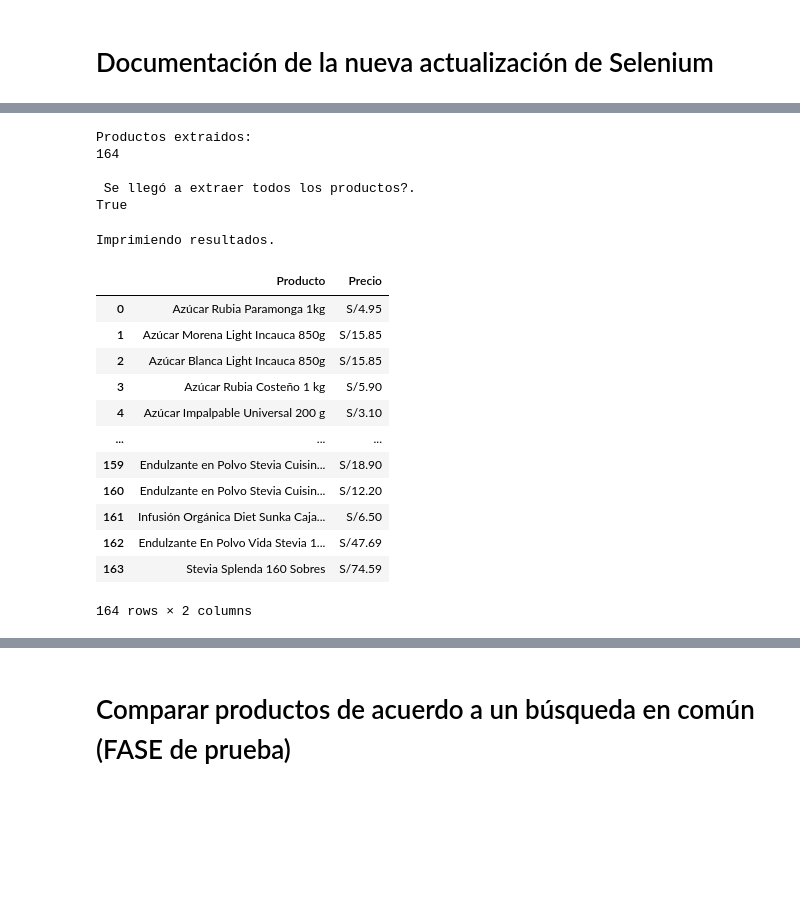
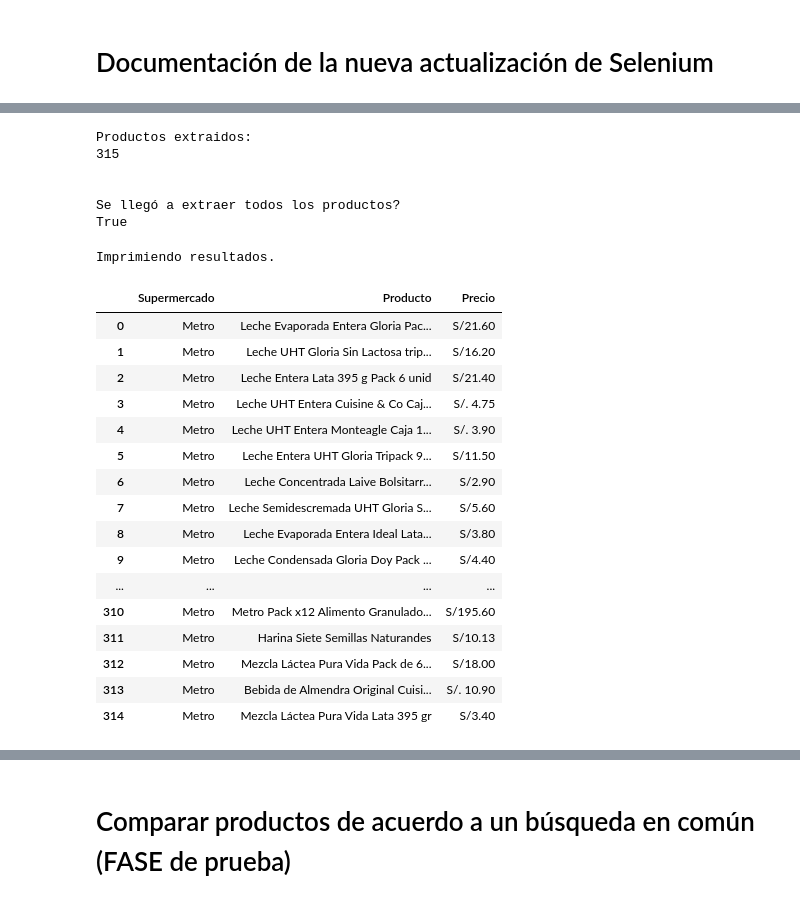
Before and after one commit to Jorgelgnacio/TRABAJO_FINAL_LP2, a Jupyter notebook: TRABAJO_FINAL_LP2.ipynb, the cells around one changed output, grey strips where cells are left out. Drawn from its saved outputs; the diff is of its cells as text; code cells hidden in the pictures; blank space fills up the shorter version.

Commit message:
agregando archivos finales

```diff
--- a/TRABAJO_FINAL_LP2.ipynb
+++ b/TRABAJO_FINAL_LP2.ipynb
@@ -57,12 +70,13 @@ CSS_SELECTOR = "css selector"
 # %%
-path = ('C:/Users/jorge/Documents/TRABAJO FINAL/msedgedriver.exe')  # Dirección del ejecutable chromedriver.exe
 urls='https://www.metro.pe'          # URL de la pagina de Metro
-options = webdriver.EdgeOptions()
+options = webdriver.EdgeOptions()    #opciones del buscador
 options.add_argument('--incognito')  # Opcion de abrir ventana de Edge en modo incognito
-s = Service(path)
-driver = webdriver.Edge(service=s, options = options)
-driver.maximize_window()
+options.add_argument("--start-maximized") # ventana maximizada
+s = Service(EdgeChromiumDriverManager().install())
+driver = webdriver.Edge(service=s, options = options) #,service=s
+driver.implicitly_wait(4)
+#driver.maximize_window()
 driver.get(urls)
 
-time.sleep(3) # lapso de 3 segundo para que la pagina cargue los contenidos
+time.sleep(2)
 # %%
@@ -97,25 +104,26 @@ int(page[:3])
 # %%
 # Automatización de scrolls (se correra las veces que sea necesario)
-scrolls = 15 + 1           # Seran 15 scrolls automaticos
-while True:               # Mientras esto sea verdad se realizará lo siguiente:
+scrolls = 5 + 1            # Seran 5 scrolls automaticos
+while True:                # Mientras esto sea verdad se realizará lo siguiente:
     scrolls -= 1           # Cuenta regresiva, se resta 1 cada ciclo
-    driver.execute_script("window.scrollTo(0, document.body.scrollHeight)") # Cada segundo se desplazará hasta la parte inferior de la página
+    driver.execute_script("window.scrollTo(0, document.body.scrollHeight)") # Se desplazará hasta la parte inferior de la página
     time.sleep(1)      # Cada scroll automático tendra un timelap de 1 segundo
     if scrolls < 0:     # Cuando llegue a cero segundos:
-        time.sleep(3)   # Le damos 3 segundos a que la pagina carge los contenidos hasta el ultimo scroll automatico
-        driver.execute_script("window.scrollBy(0,-310)") # Un scroll up (rueda hacia arriba) para mostrar la ultima fila de productos
+        time.sleep(2)   # Le damos 2 segundos a que la pagina carge los contenidos hasta el ultimo scroll automatico
+        driver.execute_script("window.scrollBy(0,-750)") # Un scroll up (rueda hacia arriba) para mostrar la ultima fila de productos
         elements = driver.find_elements(By.XPATH,'//li[@layout="19ccd66b-b568-43cb-a106-b52f9796f5cd"]') # Encontrar los productos de la pagina de acuerdo al XPATH
         break           # Se cierra el ciclo
 
 
 print(colored('Productos extraidos:','red'))
 print(len(elements))        # Longitud de los elementos (productos) encontrados hasta coindicir con el total de productos
-
-print(colored('\n Se llegó a extraer todos los productos?.','yellow'))
-print(len(elements) == int(page[:3])) # Comparación
+print('\n')
+print(colored('Se llegó a extraer todos los productos?','yellow'))
+print(len(elements) >= int(page[:-10])) # Comparación
 # %% [output]
 Productos extraidos:
-164
+315
 
- Se llegó a extraer todos los productos?.
+
+Se llegó a extraer todos los productos?
 True
@@ -130,35 +131,41 @@ while n < len(elements):  # Ciclo de acuerdo  a la cantidad de elementos extraid
 # Almacenar productos y precios
 productos =  []  # lista vacia
 precios = []     # lista vacia
+supermercado = []
 for element in tqdm(elements):  # tqdm:Contar iteraciones, indicar el tiempo que tarda por iteración y el tiempo total transcurrido.
-        name = element.find_element(By.XPATH,'.//a[@class="product-item__name"]').text  # Buscar producto en base al XPATH y mostrar el texto
-        price = element.find_element(By.XPATH,'.//span[@class="product-prices__value product-prices__value--best-price"]').text # Buscar precio en base al XPATH y mostrar el texto
-        productos.append(name)    # Agregar a la lista productos
-        precios.append(price)  # Agregar a la lista precios
+        producto = element.find_element(By.XPATH,'.//a[@class="product-item__name"]').text  # Buscar producto en base al XPATH y mostrar el texto
+        precio = element.find_element(By.XPATH,'.//span[@class="product-prices__value product-prices__value--best-price"]').text # Buscar precio en base al XPATH y mostrar el texto
+        productos.append(producto)    # Agregar a la lista productos
+        precios.append(precio)  # Agregar a la lista precios
+        supermercado.append('Metro')
 # %%
 #Exportacion de productos y precios a un archivo excel
-dic= {'Producto': productos , "Precio": precios}  # Crear diccionario con los values productos y precios (listas)
-df = pd.DataFrame(dic , columns= ["Producto", "Precio"] ) # Convertir a dataframe con columnas de etiquetas Producto y Precio
-df.to_excel('metro.xlsx', index=False,encoding='cp1252')  # Exportar a excel, sin indices, y el encoding cp1252
+dic= {'Supermercado': supermercado ,'Producto': productos , "Precio": precios}  # Crear diccionario con los values productos y precios (listas)
+df = pd.DataFrame(dic , columns= ['Supermercado', "Producto", "Precio"] ) # Convertir a dataframe con columnas de etiquetas Producto y Precio
+df.to_excel('metro.xlsx', index=False,encoding='cp1252')  # Exportar a excel
 
 # Lectura y muestra de resultados
 print(colored('Imprimiendo resultados.','blue'))
 pd.read_excel('metro.xlsx')
 # %% [output]
 Imprimiendo resultados.
-|  | Producto | Precio |
-| 0 | Azúcar Rubia Paramonga 1kg | S/4.95 |
-| 1 | Azúcar Morena Light Incauca 850g | S/15.85 |
-| 2 | Azúcar Blanca Light Incauca 850g | S/15.85 |
-| 3 | Azúcar Rubia Costeño 1 kg | S/5.90 |
-| 4 | Azúcar Impalpable Universal 200 g | S/3.10 |
-| ... | ... | ... |
-| 159 | Endulzante en Polvo Stevia Cuisin... | S/18.90 |
-| 160 | Endulzante en Polvo Stevia Cuisin... | S/12.20 |
-| 161 | Infusión Orgánica Diet Sunka Caja... | S/6.50 |
-| 162 | Endulzante En Polvo Vida Stevia 1... | S/47.69 |
-| 163 | Stevia Splenda 160 Sobres | S/74.59 |
+|  | Supermercado | Producto | Precio |
+| 0 | Metro | Leche Evaporada Entera Gloria Pac... | S/21.60 |
+| 1 | Metro | Leche UHT Gloria Sin Lactosa trip... | S/16.20 |
+| 2 | Metro | Leche Entera Lata 395 g Pack 6 unid | S/21.40 |
+| 3 | Metro | Leche UHT Entera Cuisine & Co Caj... | S/. 4.75 |
+| 4 | Metro | Leche UHT Entera Monteagle Caja 1... | S/. 3.90 |
+| 5 | Metro | Leche Entera UHT Gloria Tripack 9... | S/11.50 |
+| 6 | Metro | Leche Concentrada Laive Bolsitarr... | S/2.90 |
+| 7 | Metro | Leche Semidescremada UHT Gloria S... | S/5.60 |
+| 8 | Metro | Leche Evaporada Entera Ideal Lata... | S/3.80 |
+| 9 | Metro | Leche Condensada Gloria Doy Pack ... | S/4.40 |
+| ... | ... | ... | ... |
+| 310 | Metro | Metro Pack x12 Alimento Granulado... | S/195.60 |
+| 311 | Metro | Harina Siete Semillas Naturandes | S/10.13 |
+| 312 | Metro | Mezcla Láctea Pura Vida Pack de 6... | S/18.00 |
+| 313 | Metro | Bebida de Almendra Original Cuisi... | S/. 10.90 |
+| 314 | Metro | Mezcla Láctea Pura Vida Lata 395 gr | S/3.40 |
-164 rows × 2 columns
 # %%
 driver.close()  # Cerrar chromedriver
 # %% [markdown]
```
Also changed, not shown: parts of 53 cells of this notebook, 6 other files.
